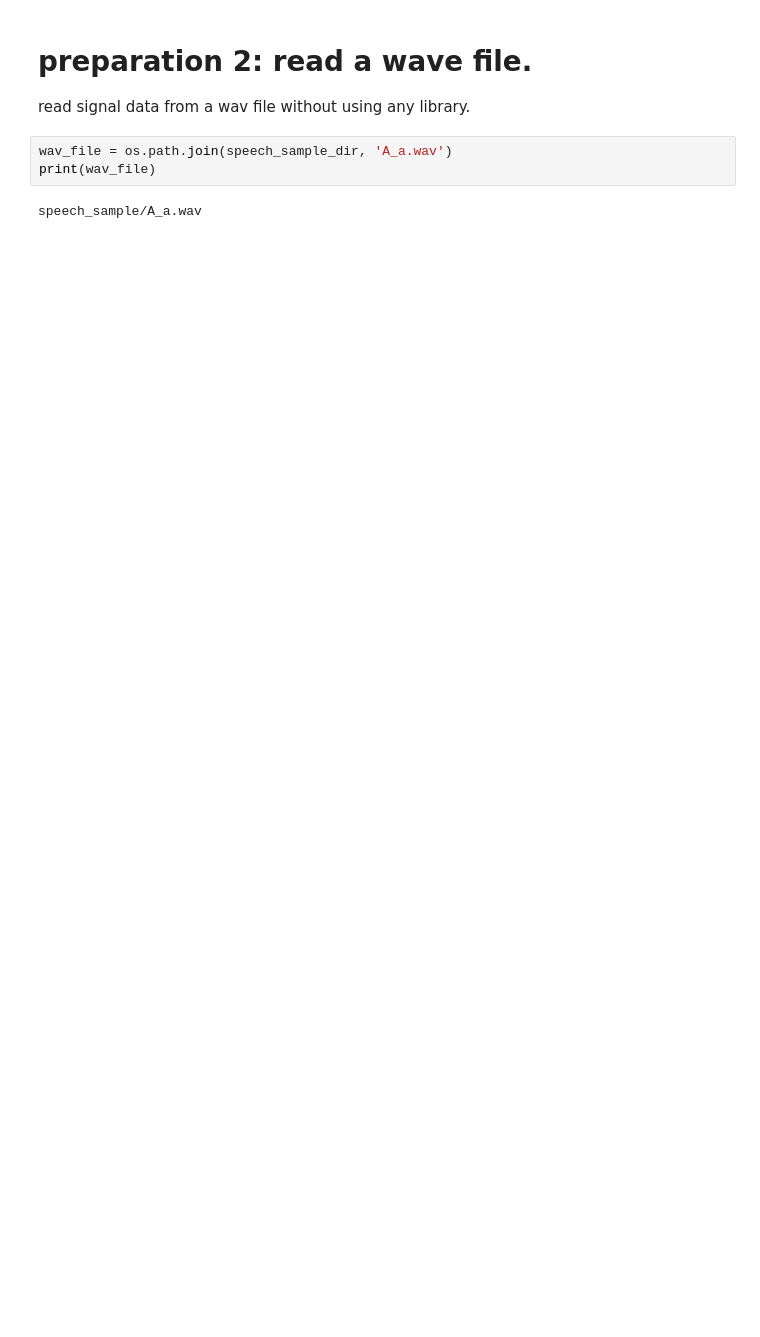
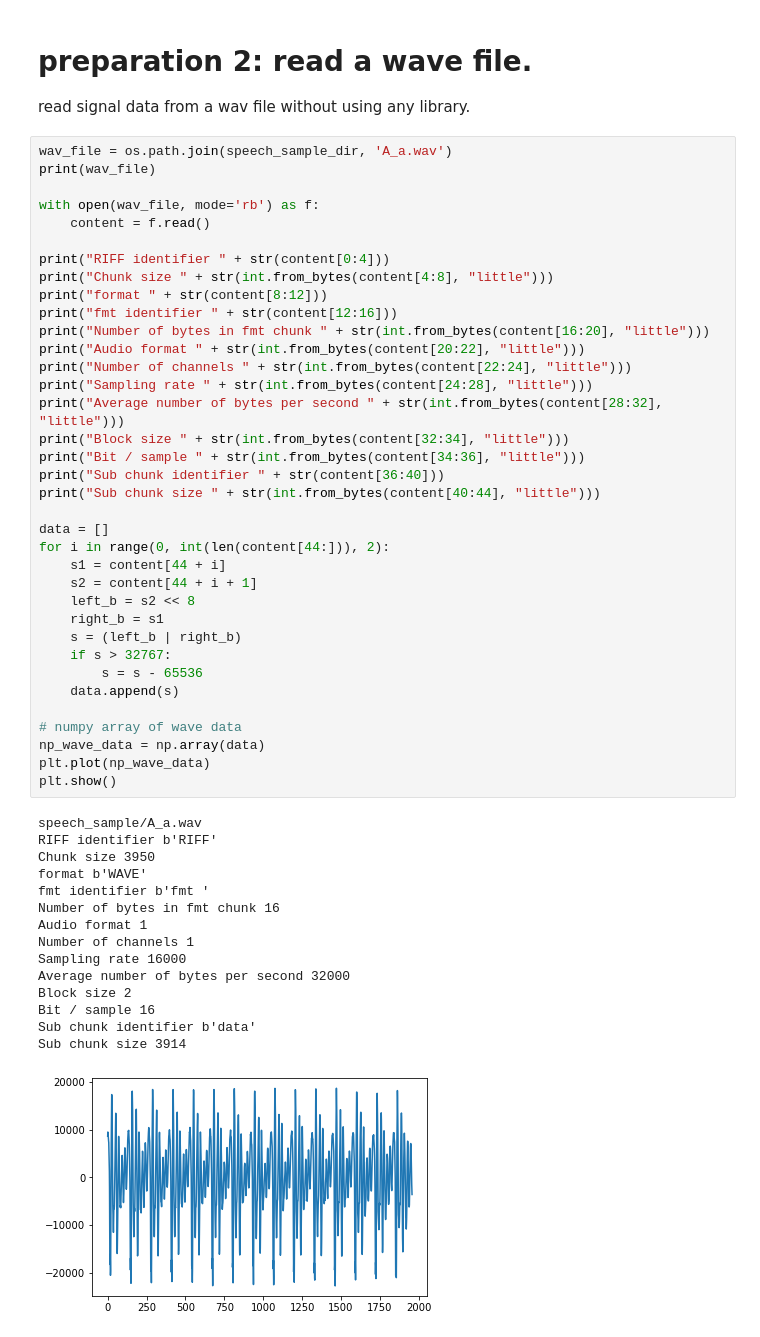
Before and after one commit to yemaozi88/speech_recognition_1, a Jupyter notebook: B3_1_takkan.ipynb, the cells around one changed output. Drawn from its saved outputs; the diff is of its cells as text; blank space fills up the shorter version.

```diff
--- a/B3_1_takkan.ipynb
+++ b/B3_1_takkan.ipynb
@@ -16,9 +18,56 @@ speech_sample_dir = 'speech_sample'
 # %% [markdown]
 # preparation 2: read a wave file.
 read signal data from a wav file without using any library.
-# %%
-wav_file = os.path.join(speech_sample_dir, 'A_a.wav')
-print(wav_file)
-# %% [output]
-speech_sample/A_a.wav
+# %%
+wav_file = os.path.join(speech_sample_dir, 'A_a.wav')
+print(wav_file)
+
+with open(wav_file, mode='rb') as f:
+    content = f.read()
+
+print("RIFF identifier " + str(content[0:4]))
+print("Chunk size " + str(int.from_bytes(content[4:8], "little")))
+print("format " + str(content[8:12]))
+print("fmt identifier " + str(content[12:16]))
+print("Number of bytes in fmt chunk " + str(int.from_bytes(content[16:20], "little")))
+print("Audio format " + str(int.from_bytes(content[20:22], "little")))
+print("Number of channels " + str(int.from_bytes(content[22:24], "little")))
+print("Sampling rate " + str(int.from_bytes(content[24:28], "little")))
+print("Average number of bytes per second " + str(int.from_bytes(content[28:32], "little")))
+print("Block size " + str(int.from_bytes(content[32:34], "little")))
+print("Bit / sample " + str(int.from_bytes(content[34:36], "little")))
+print("Sub chunk identifier " + str(content[36:40]))
+print("Sub chunk size " + str(int.from_bytes(content[40:44], "little")))
+
+data = []
+for i in range(0, int(len(content[44:])), 2):
+    s1 = content[44 + i]
+    s2 = content[44 + i + 1]
+    left_b = s2 << 8
+    right_b = s1
+    s = (left_b | right_b)
+    if s > 32767:
+        s = s - 65536
+    data.append(s)
+
+# numpy array of wave data
+np_wave_data = np.array(data)
+plt.plot(np_wave_data)
+plt.show()
+# %% [output]
+speech_sample/A_a.wav
+RIFF identifier b'RIFF'
+Chunk size 3950
+format b'WAVE'
+fmt identifier b'fmt '
+Number of bytes in fmt chunk 16
+Audio format 1
+Number of channels 1
+Sampling rate 16000
+Average number of bytes per second 32000
+Block size 2
+Bit / sample 16
+Sub chunk identifier b'data'
+Sub chunk size 3914
+[figure, added]
 # %% [markdown]
```
Also changed, not shown: parts of 16 cells of this notebook.
